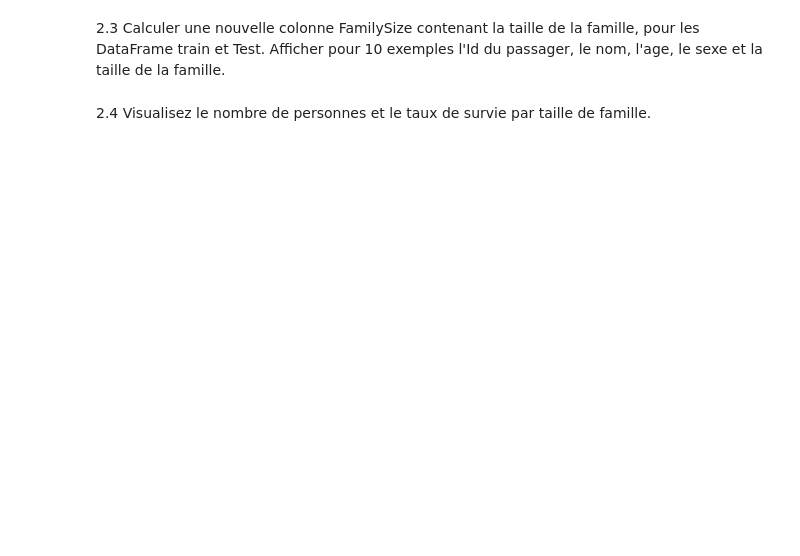
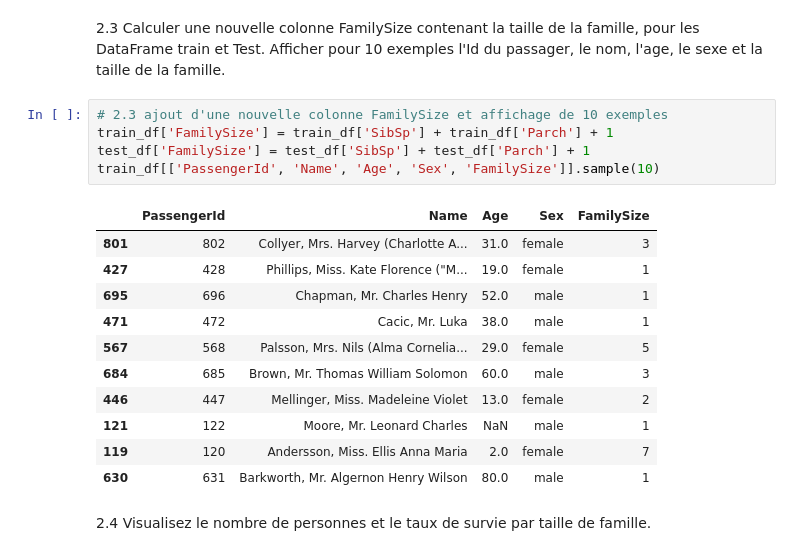
Before and after one commit to francoisloue/tp2_manipulation_donnee, a Jupyter notebook: TP2_prepa_feature.ipynb, the cells around one changed output. Cells and saved outputs as stored; diff of their text form; blank space fills up the shorter version.

```diff
--- a/TP2_prepa_feature.ipynb
+++ b/TP2_prepa_feature.ipynb
@@ -42,4 +125,21 @@ from sklearn.feature_selection import mutual_info_regression
 # %% [markdown]
 2.3 Calculer une nouvelle colonne FamilySize contenant la taille de la famille, pour les DataFrame train et Test. Afficher pour 10 exemples l'Id du passager, le nom, l'age, le sexe et la taille de la famille.
+# %%
+# 2.3 ajout d'une nouvelle colonne FamilySize et affichage de 10 exemples
+train_df['FamilySize'] = train_df['SibSp'] + train_df['Parch'] + 1
+test_df['FamilySize'] = test_df['SibSp'] + test_df['Parch'] + 1
+train_df[['PassengerId', 'Name', 'Age', 'Sex', 'FamilySize']].sample(10)
+# %% [output]
+|  | PassengerId | Name | Age | Sex | FamilySize |
+| 801 | 802 | Collyer, Mrs. Harvey (Charlotte A... | 31.0 | female | 3 |
+| 427 | 428 | Phillips, Miss. Kate Florence ("M... | 19.0 | female | 1 |
+| 695 | 696 | Chapman, Mr. Charles Henry | 52.0 | male | 1 |
+| 471 | 472 | Cacic, Mr. Luka | 38.0 | male | 1 |
+| 567 | 568 | Palsson, Mrs. Nils (Alma Cornelia... | 29.0 | female | 5 |
+| 684 | 685 | Brown, Mr. Thomas William Solomon | 60.0 | male | 3 |
+| 446 | 447 | Mellinger, Miss. Madeleine Violet | 13.0 | female | 2 |
+| 121 | 122 | Moore, Mr. Leonard Charles | NaN | male | 1 |
+| 119 | 120 | Andersson, Miss. Ellis Anna Maria | 2.0 | female | 7 |
+| 630 | 631 | Barkworth, Mr. Algernon Henry Wilson | 80.0 | male | 1 |
 # %% [markdown]
 2.4 Visualisez le nombre de personnes et le taux de survie par taille de famille.
```
Also changed, not shown: parts of 22 cells of this notebook.
